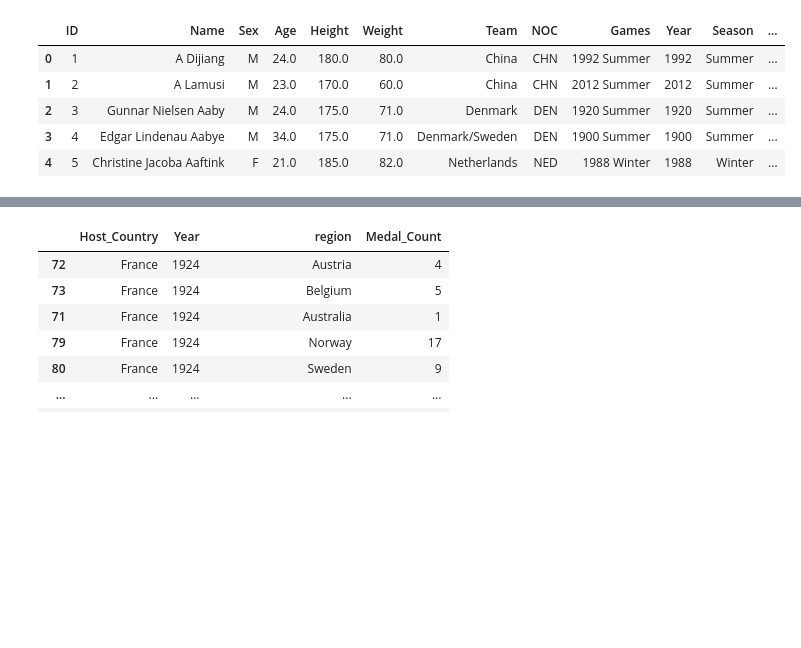
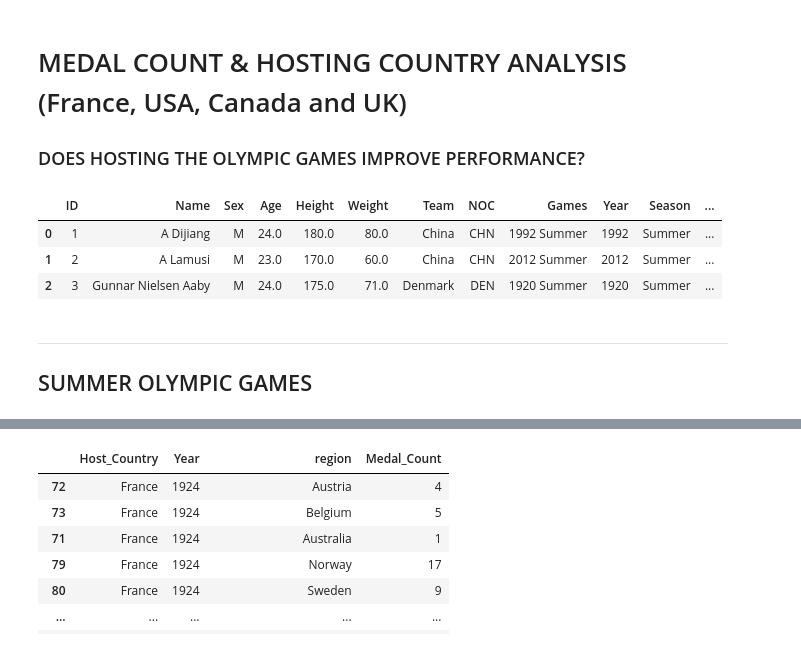
Before and after one commit to soumyaranjanswaincan/Olympic-Data-Analysis, a Jupyter notebook: Olympic Data Analysis/country_performance.ipynb, the cells around one changed output, grey strips where cells are left out. Saved outputs shown, nothing was run; the diff lists cells and outputs as text; code cells hidden in the pictures; blank space fills up the shorter version.

```diff
--- a/Olympic Data Analysis/country_performance.ipynb
+++ b/Olympic Data Analysis/country_performance.ipynb
@@ -1,3 +1,6 @@
+# %% [markdown]
+# MEDAL COUNT & HOSTING COUNTRY ANALYSIS (France, USA, Canada and UK)
+### DOES HOSTING THE OLYMPIC GAMES IMPROVE PERFORMANCE?
 # %%
 import matplotlib.pyplot as plt
 import pandas as pd
@@ -12,11 +17,12 @@ from ipywidgets import interact
 # %%
 # Load in csv
 athelete_df = pd.read_csv("Clean_data.csv")
-athelete_df.head()
+athelete_df.head(3)
 # %% [output]
 |  | ID | Name | Sex | Age | Height | Weight | Team | NOC | Games | Year | Season | ... |
 | 0 | 1 | A Dijiang | M | 24.0 | 180.0 | 80.0 | China | CHN | 1992 Summer | 1992 | Summer | ... |
 | 1 | 2 | A Lamusi | M | 23.0 | 170.0 | 60.0 | China | CHN | 2012 Summer | 2012 | Summer | ... |
 | 2 | 3 | Gunnar Nielsen Aaby | M | 24.0 | 175.0 | 71.0 | Denmark | DEN | 1920 Summer | 1920 | Summer | ... |
-| 3 | 4 | Edgar Lindenau Aabye | M | 34.0 | 175.0 | 71.0 | Denmark/Sweden | DEN | 1900 Summer | 1900 | Summer | ... |
-| 4 | 5 | Christine Jacoba Aaftink | F | 21.0 | 185.0 | 82.0 | Netherlands | NED | 1988 Winter | 1988 | Winter | ... |
+# %% [markdown]
+----
+## SUMMER OLYMPIC GAMES
```
Also changed, not shown: parts of 68 cells of this notebook, 10 other files.
